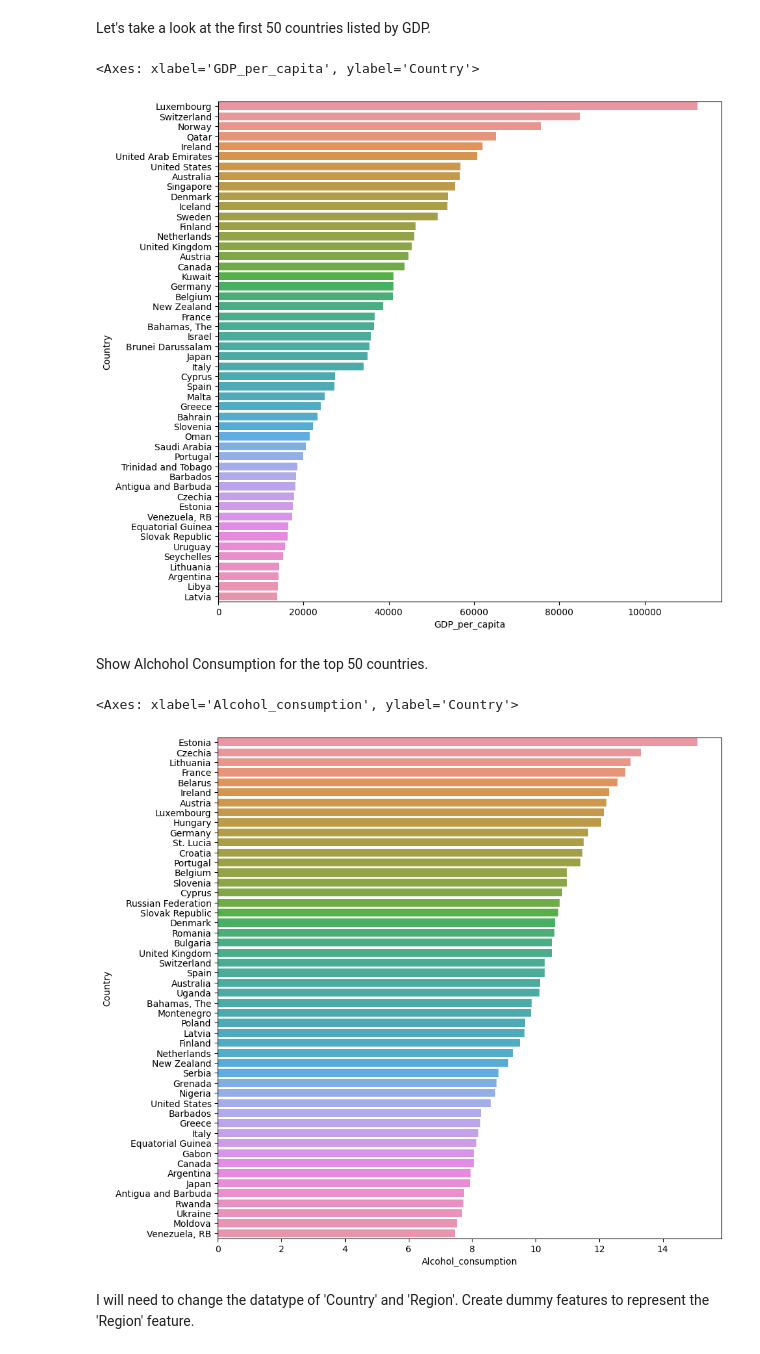
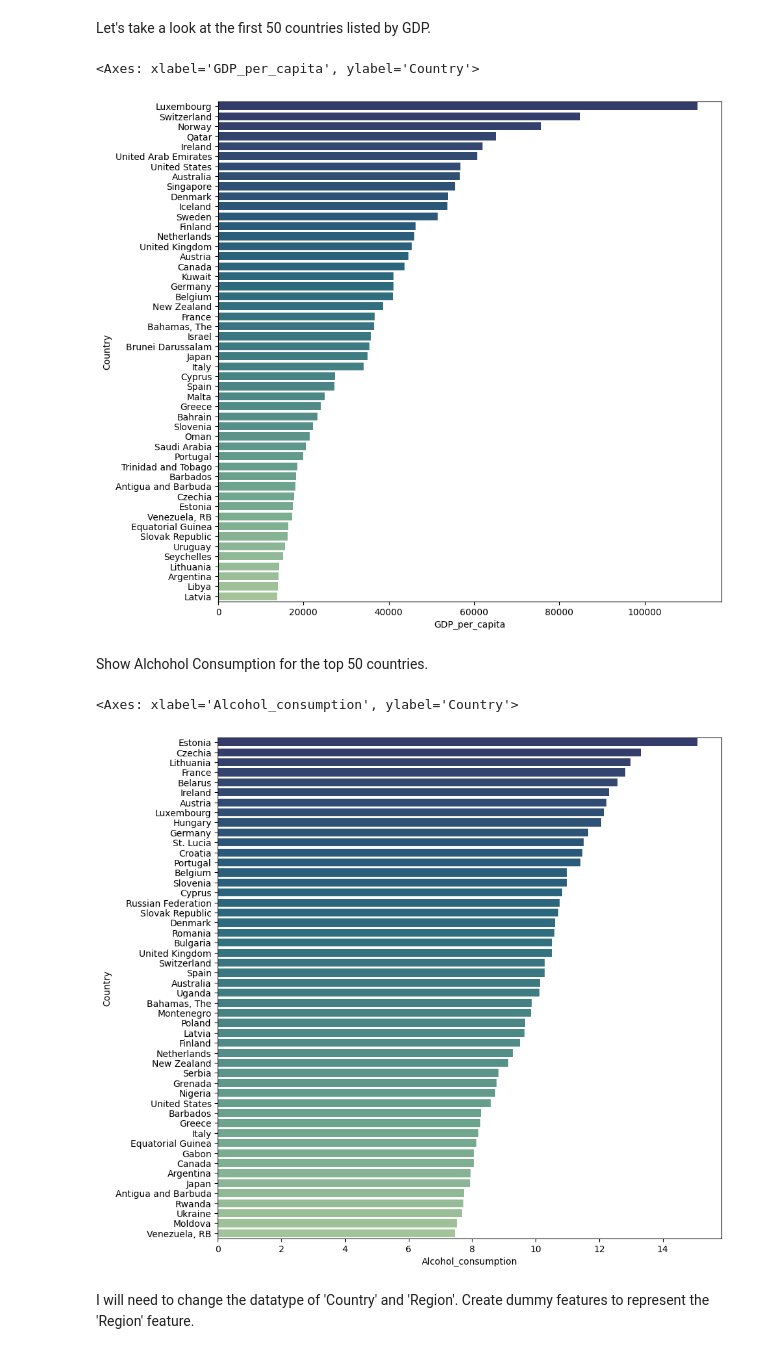
Before and after one commit to johnpospisil/who-life-expectancy-predictor, a Jupyter notebook: who-life-expectancy-prediction.ipynb, the cells around one changed output. Saved outputs shown, nothing was run; the diff lists cells and outputs as text; code cells hidden in the pictures.

```diff
--- a/who-life-expectancy-prediction.ipynb
+++ b/who-life-expectancy-prediction.ipynb
@@ -168,10 +168,11 @@ Let's take a look at the first 50 countries listed by GDP.
 # %%
 plt.figure(figsize=(10, 10))
 sns.barplot(y=gdp_data.filter(['Country'], axis=1)['Country'][0:50],
-            x=gdp_data['GDP_per_capita'][0:50])
+            x=gdp_data['GDP_per_capita'][0:50],
+           palette="crest_r")
 # %% [output]
 <Axes: xlabel='GDP_per_capita', ylabel='Country'>
-[figure, old version]
+[figure, new version]
 # %% [markdown]
 Show Alchohol Consumption for the top 50 countries.
 # %%
@@ -180,10 +181,11 @@ alc_data['Country'] = alc_data.index
 # %%
 plt.figure(figsize=(10, 10))
 sns.barplot(y=alc_data.filter(['Country'], axis=1)['Country'][0:50],
-            x=alc_data['Alcohol_consumption'][0:50])
+            x=alc_data['Alcohol_consumption'][0:50],
+           palette="crest_r")
 # %% [output]
 <Axes: xlabel='Alcohol_consumption', ylabel='Country'>
-[figure, old version]
+[figure, new version]
 # %% [markdown]
 I will need to change the datatype of 'Country' and 'Region'.
 Create dummy features to represent the 'Region' feature.
```
Also changed, not shown: parts of 13 cells of this notebook.
